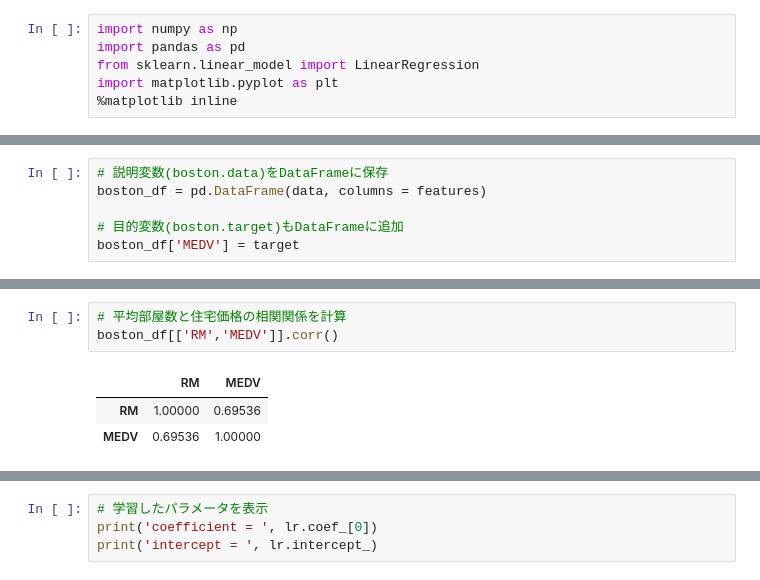
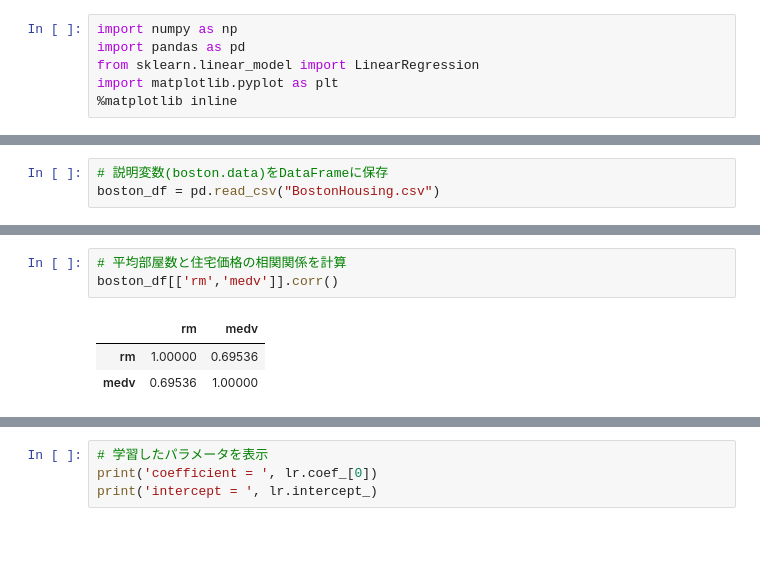
Before and after one commit to peisuke/ml-works, a Jupyter notebook: 2/2_1.ipynb, the cells around one changed output, grey strips where cells are left out. Drawn from its saved outputs; the diff is of its cells as text; blank space fills up the shorter version.

```diff
--- a/2/2_1.ipynb
+++ b/2/2_1.ipynb
@@ -24,9 +31,6 @@ features = ["CRIM", "ZN", "INDUS", "CHAS", "NOX", "RM", "AGE", "DIS", "RAD", "TA
 # %%
 # 説明変数(boston.data)をDataFrameに保存
-boston_df = pd.DataFrame(data, columns = features)
-
-# 目的変数(boston.target)もDataFrameに追加
-boston_df['MEDV'] = target
+boston_df = pd.read_csv("BostonHousing.csv")
 # %%
 # データの可視化
 boston_df.head()
@@ -51,11 +55,11 @@ plt.show() # 図の表示
 [figure]
 # %%
 # 平均部屋数と住宅価格の相関関係を計算
-boston_df[['RM','MEDV']].corr()
+boston_df[['rm','medv']].corr()
 # %% [output]
-|  | RM | MEDV |
-| RM | 1.00000 | 0.69536 |
-| MEDV | 0.69536 | 1.00000 |
+|  | rm | medv |
+| rm | 1.00000 | 0.69536 |
+| medv | 0.69536 | 1.00000 |
 # %%
 # 線形回帰を行う
 lr = LinearRegression()
```
Also changed, not shown: parts of 5 cells of this notebook.
